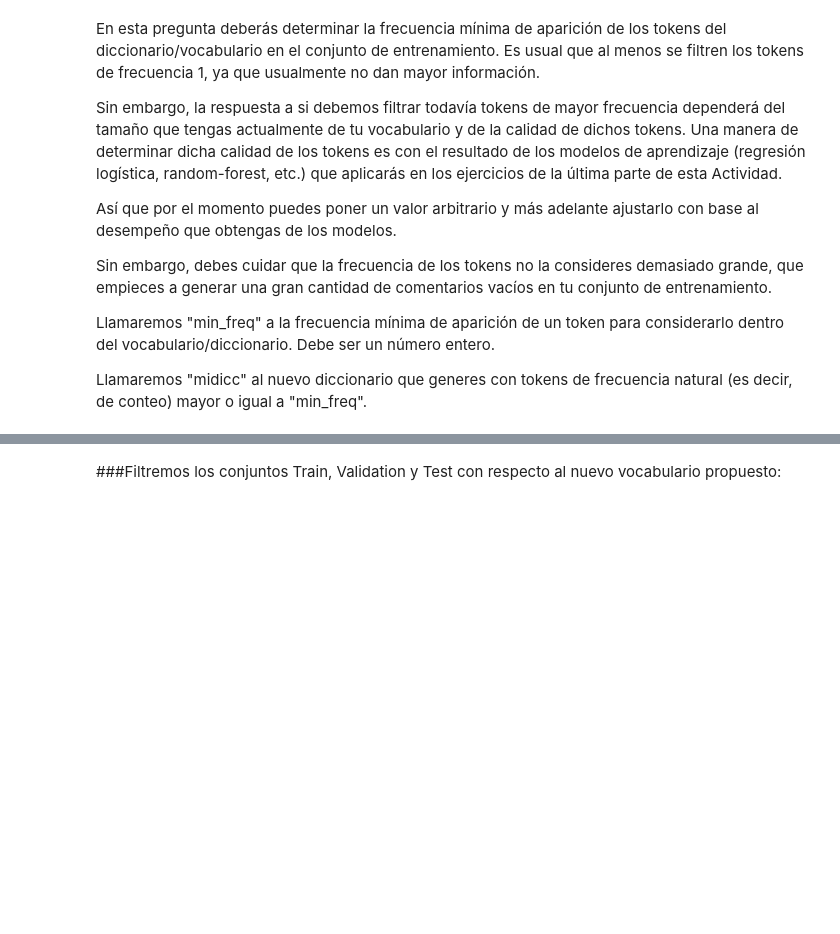
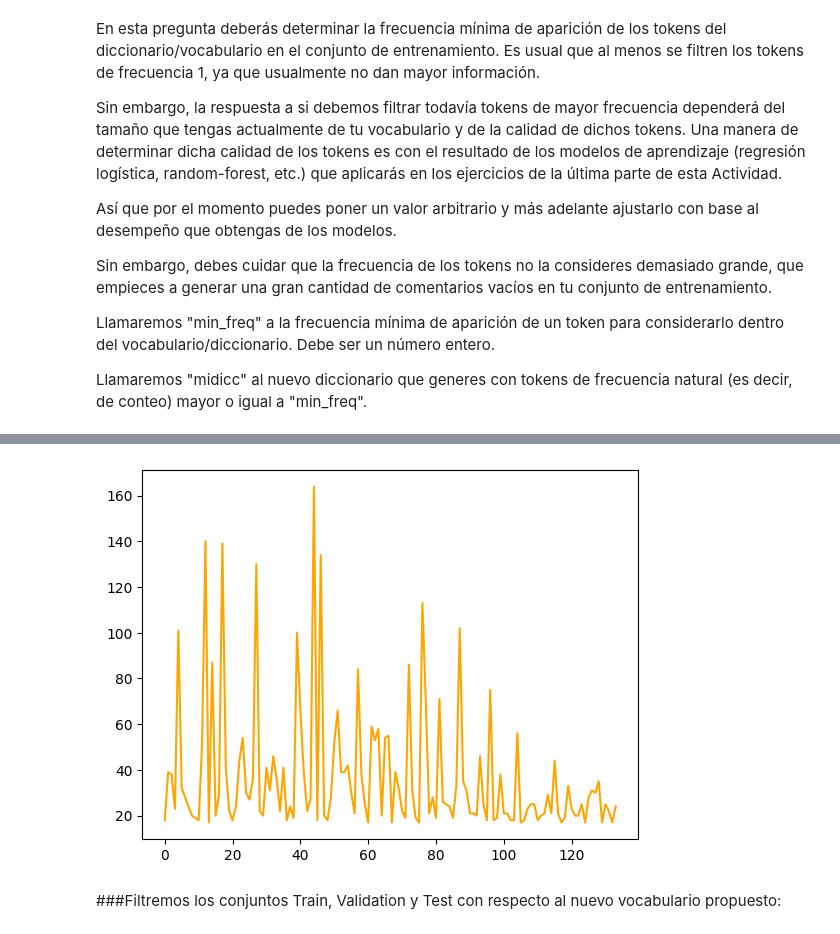
Before and after one commit to dsercam/NLP, a Jupyter notebook: A01182676_semanas3y4_actividad_02.ipynb, the cells around one changed output, grey strips where cells are left out. Cells and saved outputs as stored; diff of their text form; code cells hidden in the pictures; blank space fills up the shorter version.

```diff
--- a/A01182676_semanas3y4_actividad_02.ipynb
+++ b/A01182676_semanas3y4_actividad_02.ipynb
@@ -610,3 +630,8 @@ Nueva longitud del nuevo vocabulario: 0
+# %%
+plt.plot(list(np.arange(len(midicc16))), list(midicc16.values()), color='orange')
+plt.show()
+# %% [output]
+[figure, added]
 # %% [markdown]
 ###Filtremos los conjuntos Train, Validation y Test con respecto al nuevo vocabulario propuesto:
 # %%
```
Also changed, not shown: parts of 3 cells of this notebook.
